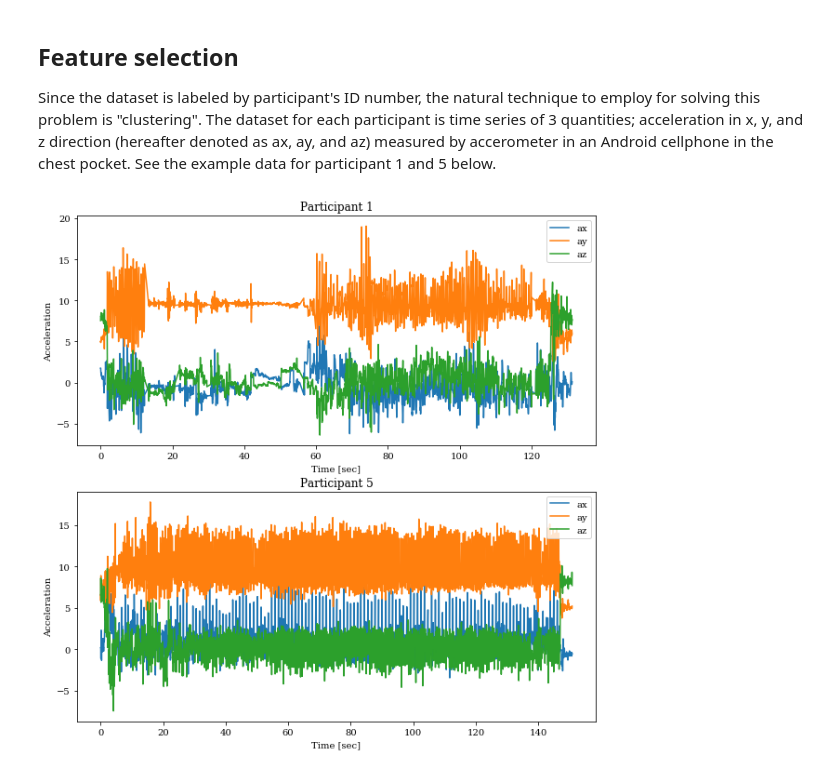
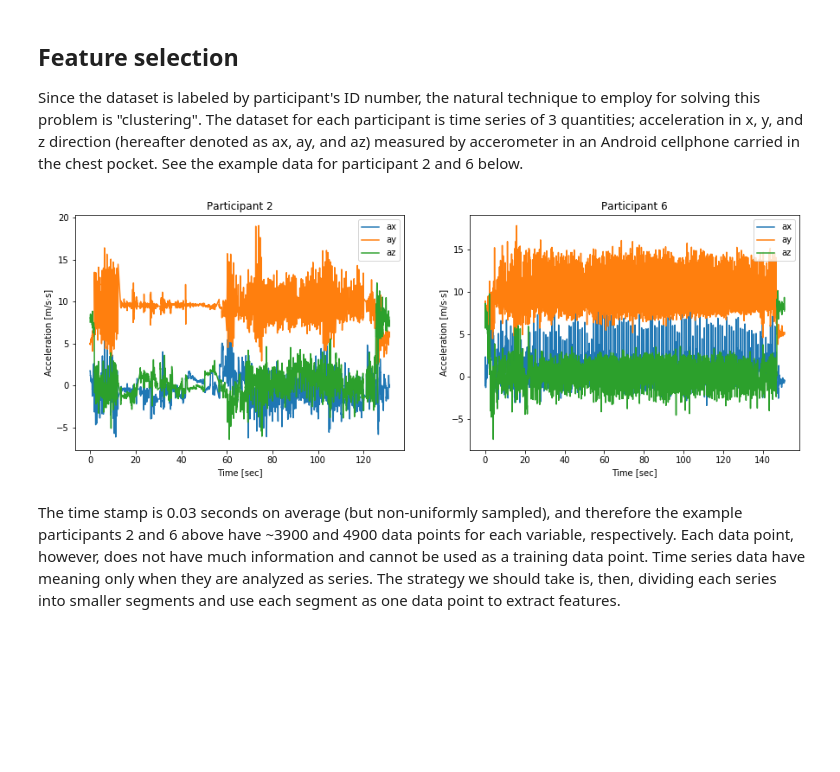
Before and after one commit to hshiokawa/walker_identifier, a Jupyter notebook: walker_identifier.ipynb, the cells around one changed output. Cells and saved outputs as stored; diff of their text form; code cells hidden in the pictures; blank space fills up the shorter version.

```diff
--- a/walker_identifier.ipynb
+++ b/walker_identifier.ipynb
@@ -16,31 +16,33 @@ Dataset Information:
    - time-step, x acceleration, y acceleration, z acceleration
 # %% [markdown]
 ## Feature selection
-Since the dataset is labeled by participant's ID number, the natural technique to employ for solving this problem is "clustering". The dataset for each participant is time series of 3 quantities; acceleration in x, y, and z direction (hereafter denoted as ax, ay, and az) measured by accerometer in an Android cellphone in the chest pocket. See the example data for participant 1 and 5 below.
+Since the dataset is labeled by participant's ID number, the natural technique to employ for solving this problem is "clustering". The dataset for each participant is time series of 3 quantities; acceleration in x, y, and z direction (hereafter denoted as ax, ay, and az) measured by accerometer in an Android cellphone carried in the chest pocket. See the example data for participant 2 and 6 below.
 # %%
 import pandas as pd
 import numpy as np
 import matplotlib.pyplot as plt
 
 # read-in entire dataset
 data = []
 for i in range( 1, 23 ):
     data.append( pd.read_csv( 'data/%02d.csv'%i, names = ['t', 'ax', 'ay', 'az']) )
 
 # Plot example data
 def plot_data( ID, f, title ):
-    f.plot( data[ID]['t'], data[ID]['ax'], label="ax")
-    f.plot( data[ID]['t'], data[ID]['ay'], label="ay")
-    f.plot( data[ID]['t'], data[ID]['az'], label="az")
+    f.plot( data[ID-1]['t'], data[ID-1]['ax'], label="ax") # -1 for 0 index
+    f.plot( data[ID-1]['t'], data[ID-1]['ay'], label="ay")
+    f.plot( data[ID-1]['t'], data[ID-1]['az'], label="az")
     f.set_title( title )
     f.set_xlabel( 'Time [sec]' )
-    f.set_ylabel( 'Acceleration' )
+    f.set_ylabel( r'Acceleration [m/s·s]' )
     f.legend( loc='upper right' )
 
-fig = plt.figure()
-f1 = fig.add_subplot(211)
-plot_data( 1, f1, 'Participant 1' )
-f5 = fig.add_subplot(212)
-plot_data( 5, f5, 'Participant 5' )
+fig = plt.figure(figsize=(15,5))
+f1 = fig.add_subplot(121)
+plot_data( 2, f1, 'Participant 2' )
+f5 = fig.add_subplot(122)
+plot_data( 6, f5, 'Participant 6' )
 # %% [output]
-[figure, old version]
+[figure, new version]
+# %% [markdown]
+The time stamp is 0.03 seconds on average (but non-uniformly sampled), and therefore the example participants 2 and 6 above have ~3900 and 4900 data points for each variable, respectively. Each data point, however, does not have much information and cannot be used as a training data point. Time series data have meaning only when they are analyzed as series. The strategy we should take is, then, dividing each series into smaller segments and use each segment as one data point to extract features.
```
Also changed, not shown: parts of 2 cells of this notebook.
